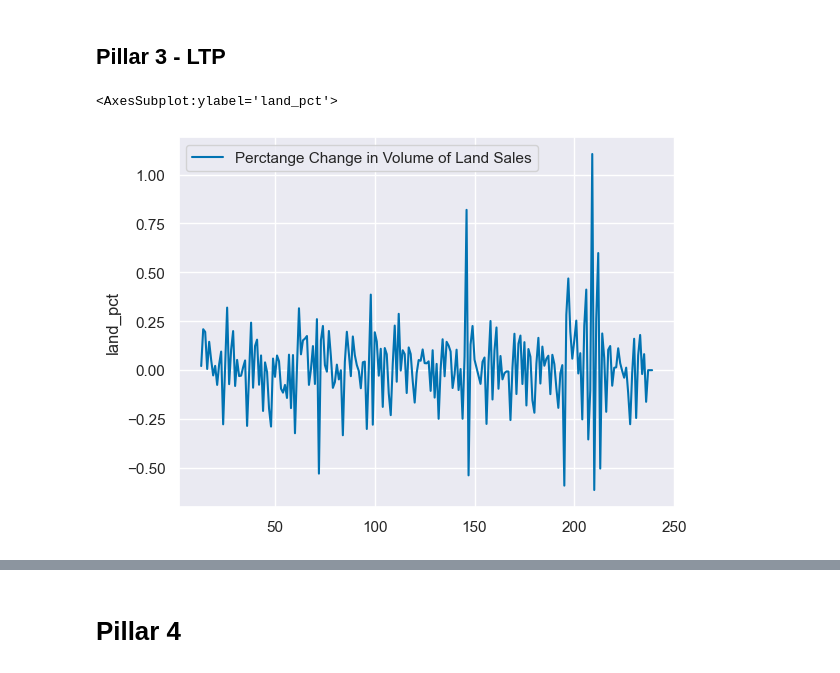
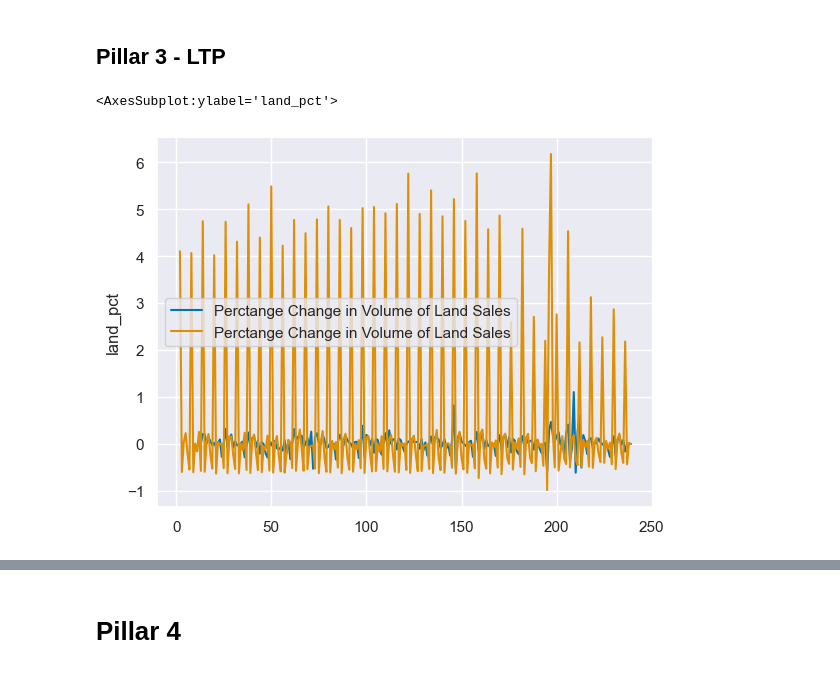
Before and after one commit to aycannon/diss, a Jupyter notebook: Compiled Indicator.ipynb, the cells around one changed output, grey strips where cells are left out. Saved outputs shown, nothing was run; the diff lists cells and outputs as text; code cells hidden in the pictures.

Commit message:
adding land sales pct_change to compiled

```diff
--- a/Compiled Indicator.ipynb
+++ b/Compiled Indicator.ipynb
@@ -48,18 +48,19 @@ sns.lineplot(std_w['trends'])
 # %%
 indicators = pd.read_excel('diss_data/more.xlsx')
 
 # getting the long-term purchase variables from the indicator dataset
 ltp = indicators[['period', 'land', 'car']]
 
 # making them numeric because they are strings atm
 ltp['car'] = pd.to_numeric(ltp['car'], errors = 'coerce')
 ltp['land'] = pd.to_numeric(ltp['land'], errors = 'coerce')
 
 # calculate percentage change
 ltp['car_pct'] = ltp['car'].pct_change()
 ltp['land_pct'] = ltp['land'].pct_change()
 
 sns.lineplot(ltp['land_pct'], label = 'Perctange Change in Volume of Land Sales')
+sns.lineplot(ltp['car_pct'], label = 'Perctange Change in Volume of Land Sales')
 # %% [output]
 <AxesSubplot:ylabel='land_pct'>
-[figure, old version]
+[figure, new version]
```
Also changed, not shown: parts of 11 cells of this notebook.
